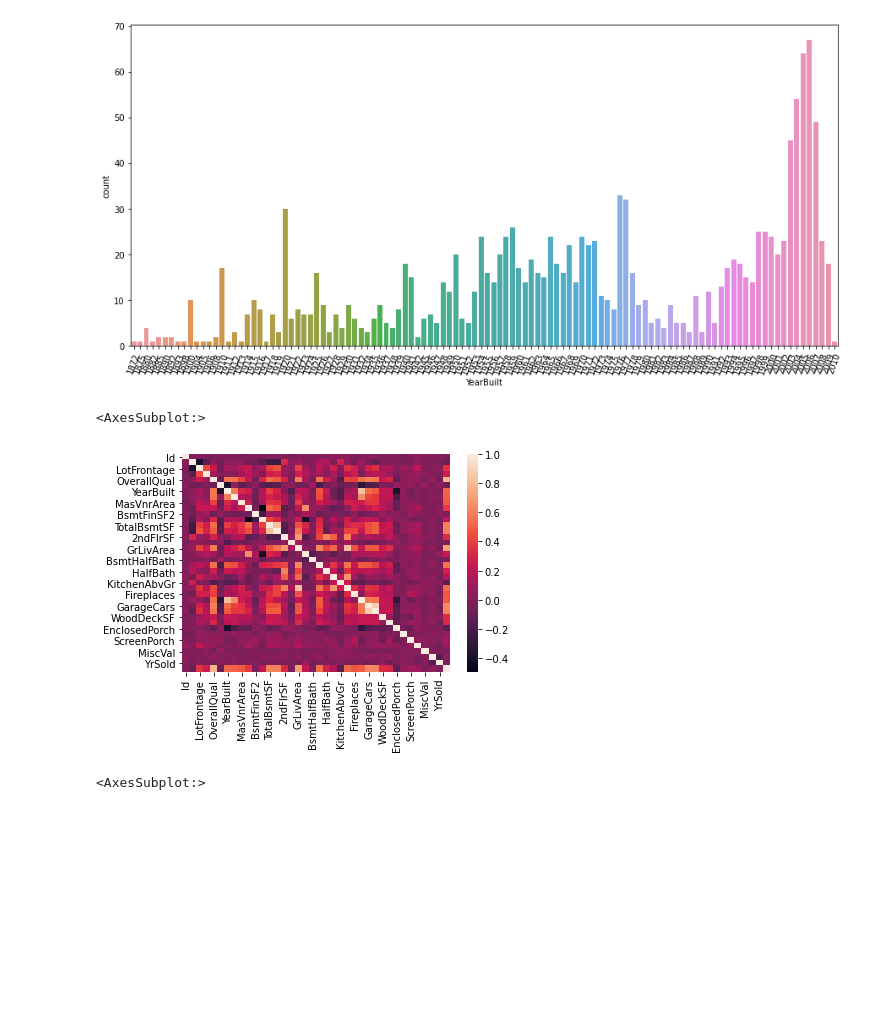
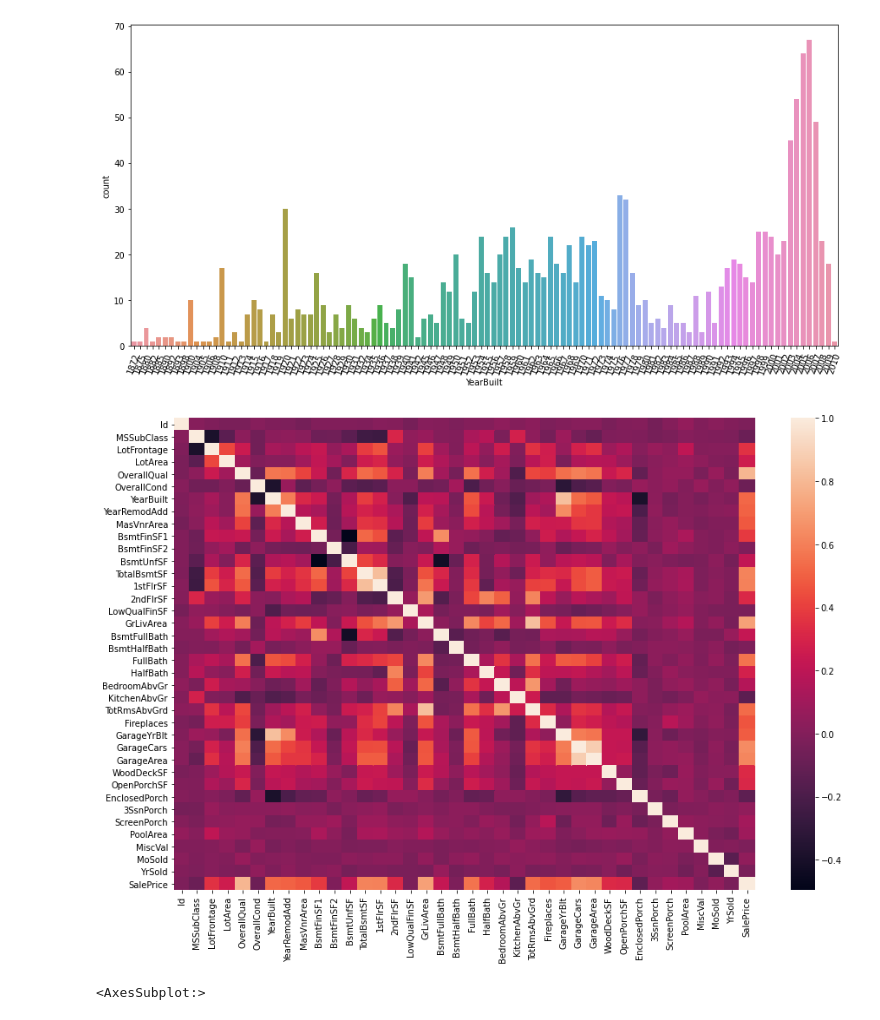
Before and after one commit to kish191919/Python_Project, a Jupyter notebook: house-prices-advanced-regression-techniques/house_prices_advanced_regression_techniques_2.ipynb, the cells around one changed output. Cells and saved outputs as stored; diff of their text form; code cells hidden in the pictures; blank space fills up the shorter version.

```diff
--- a/house-prices-advanced-regression-techniques/house_prices_advanced_regression_techniques_2.ipynb
+++ b/house-prices-advanced-regression-techniques/house_prices_advanced_regression_techniques_2.ipynb
@@ -200,10 +199,10 @@ plt.xticks(rotation=70);
 [figure]
 # %%
 corr_map = train.corr()
-sns.heatmap(corr_map)
+plt.figure(figsize=(15,10))
+heat = sns.heatmap(corr_map)
 # %% [output]
-<AxesSubplot:>
-[figure, old version]
+[figure, new version]
 # %%
 k =10
 cols= corr_map.nlargest(k, "SalePrice")["SalePrice"].index
```
Also changed, not shown: parts of 4 cells of this notebook.
